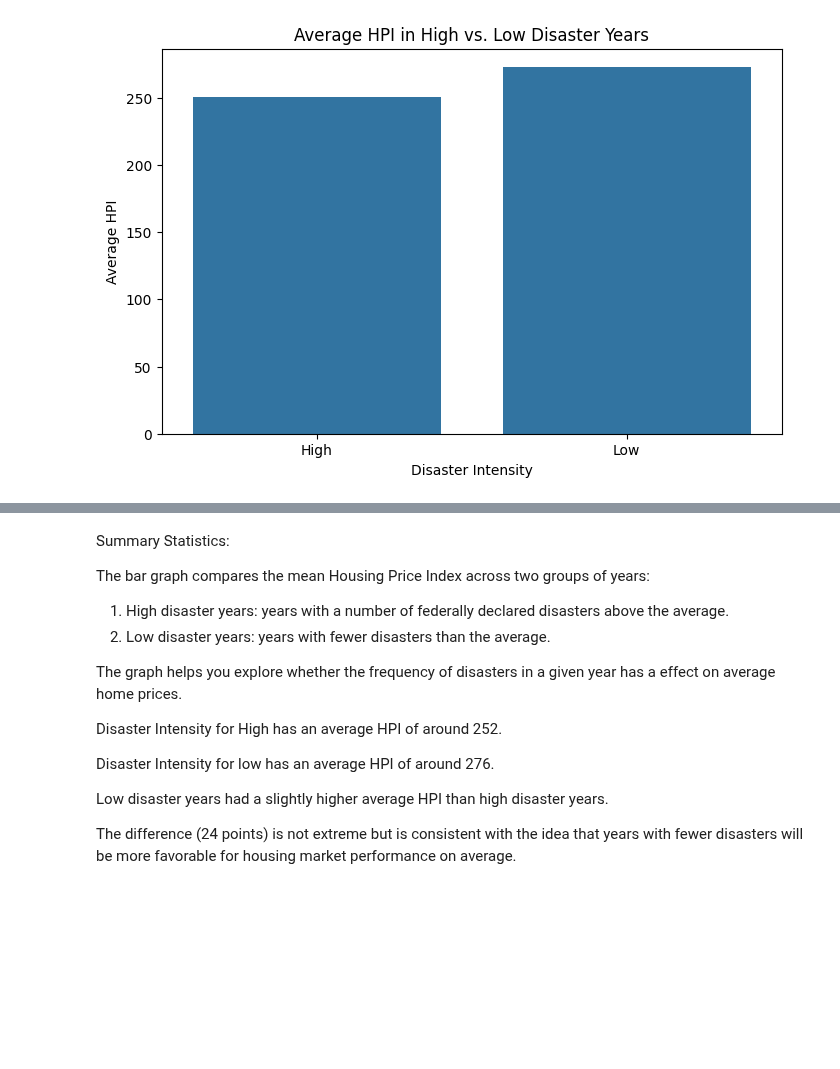
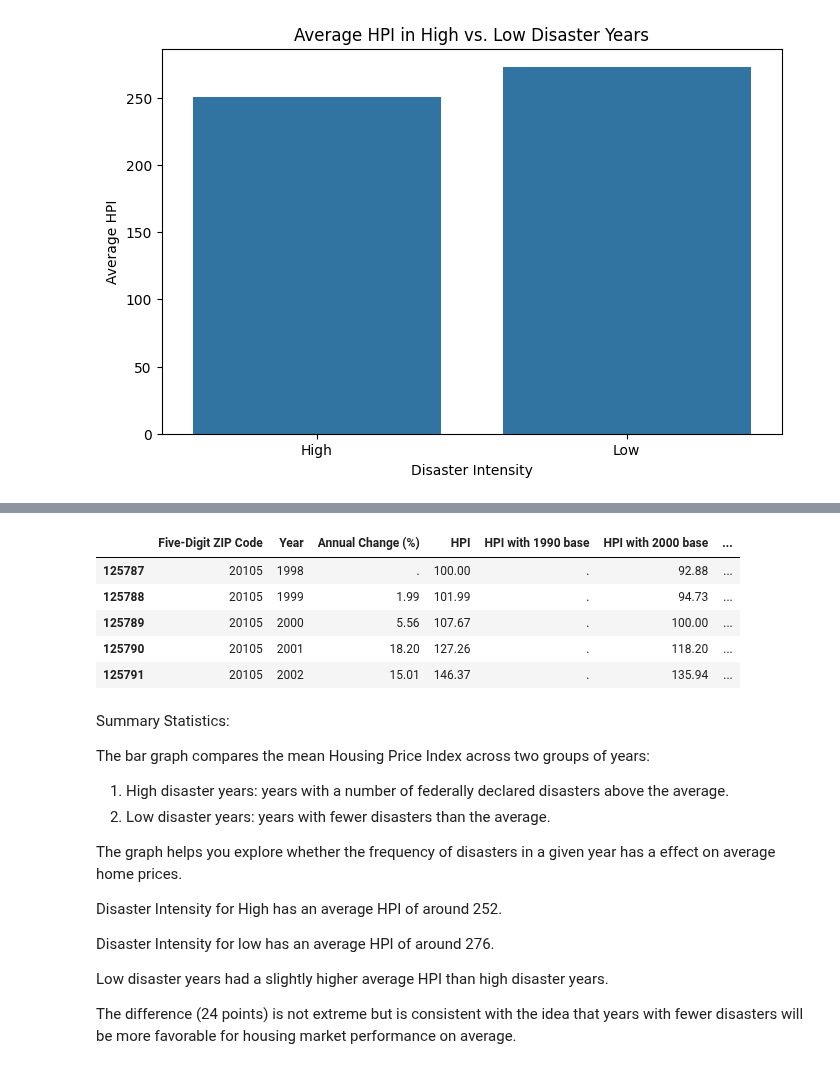
Before and after one commit to sofiadellarosa/FinalProjectDS, a Jupyter notebook: DSproject.ipynb, the cells around one changed output, grey strips where cells are left out. Saved outputs shown, nothing was run; the diff lists cells and outputs as text; code cells hidden in the pictures; blank space fills up the shorter version.

```diff
--- a/DSproject.ipynb
+++ b/DSproject.ipynb
@@ -735,3 +823,12 @@ plt.show()
+# %%
+hpi_top.head()
+# %% [output]
+|  | Five-Digit ZIP Code | Year | Annual Change (%) | HPI | HPI with 1990 base | HPI with 2000 base | ... |
+| 125787 | 20105 | 1998 | . | 100.00 | . | 92.88 | ... |
+| 125788 | 20105 | 1999 | 1.99 | 101.99 | . | 94.73 | ... |
+| 125789 | 20105 | 2000 | 5.56 | 107.67 | . | 100.00 | ... |
+| 125790 | 20105 | 2001 | 18.20 | 127.26 | . | 118.20 | ... |
+| 125791 | 20105 | 2002 | 15.01 | 146.37 | . | 135.94 | ... |
 # %% [markdown]
 Summary Statistics:
 
```
Also changed, not shown: parts of 4 cells of this notebook.
